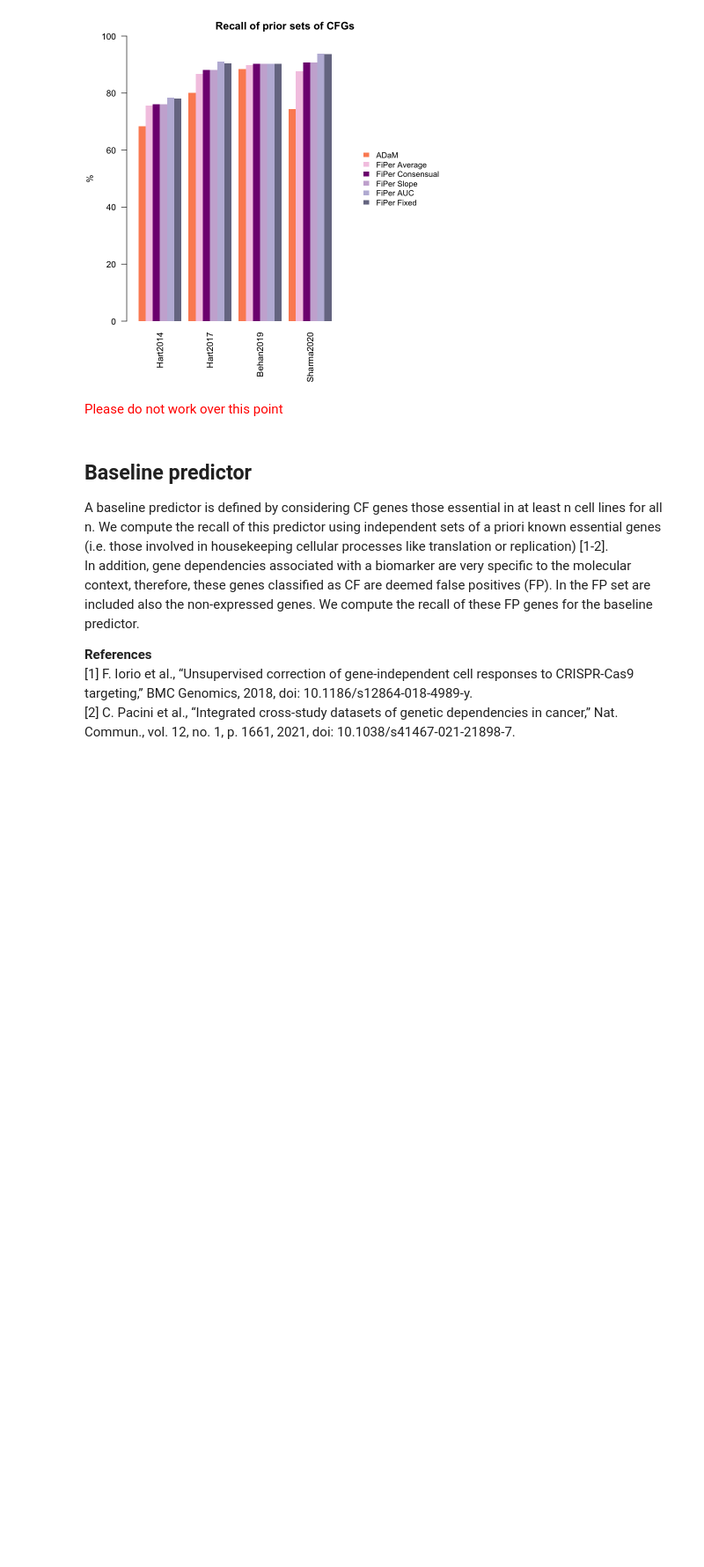
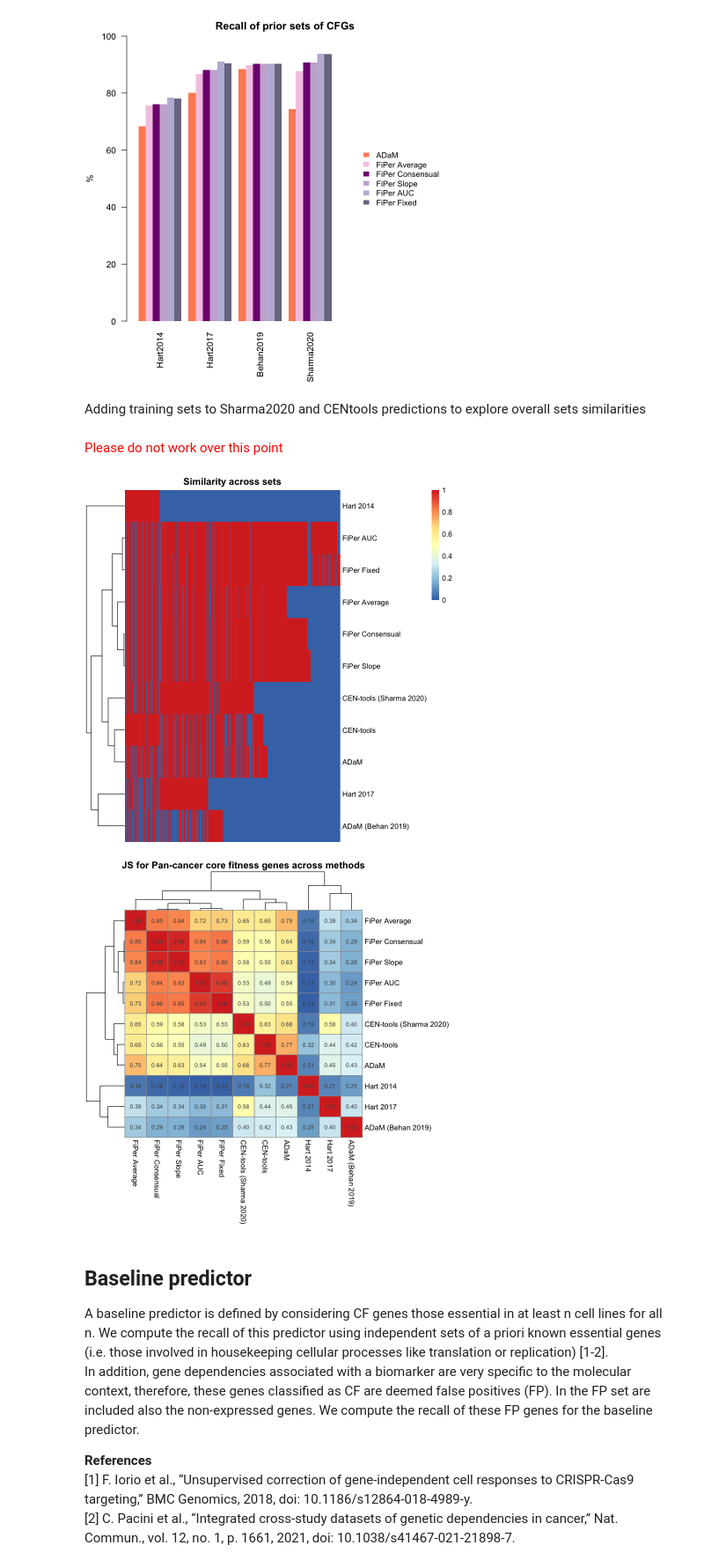
Before and after one commit to DepMap-Analytics/CoRe, a Jupyter notebook: notebooks/CoRe_Benchmarking.ipynb, the cells around one changed output. Shown: that part at 88% size. Drawn from its saved outputs; the diff is of its cells as text; code cells hidden in the pictures; blank space fills up the shorter version.

```diff
--- a/notebooks/CoRe_Benchmarking.ipynb
+++ b/notebooks/CoRe_Benchmarking.ipynb
@@ -363,28 +363,35 @@ print(paste('FiPer median Recall across prior known sets avg across variants:',
 [1] "ADaM median Recall across prior known sets: 77.2453774127032"
 [1] "FiPer median Recall across prior known sets avg across variants: 89.3199562221082"
 [figure]
+# %% [markdown]
+Adding training sets to Sharma2020 and CENtools predictions to explore overall sets similarities
+# %%
+CFs_sets_plus_training<-CFs_sets
+CFs_sets_plus_training$`CEN-tools (Sharma 2020)`<-
+  union(CFs_sets_plus_training$`CEN-tools (Sharma 2020)`,BAGEL_essential)
+
+CFs_sets_plus_training$`CEN-tools`<-
+  union(CFs_sets_plus_training$`CEN-tools`,curated_BAGEL_essential)
 # %% [markdown]
 <span style="color: red;">Please do not work over this point</span>
 # %%
-par(mar=c(8,6,4,4))
-barplot(unlist(lapply(CFs_sets,length)),ylab='n. genes',las=2,border = FALSE,col=col[names(CFs_sets)],
-        cex.lab = 1.4, cex.main = 2, ylim = c(0,2500))
-
-
 ##### CF gene set similarity
-allEss<-unique(unlist(CFs_sets))
-membMat<-do.call(rbind,lapply(CFs_sets,function(x){is.element(allEss,x)}))
+allEss<-unique(unlist(CFs_sets_plus_training))
+membMat<-do.call(rbind,lapply(CFs_sets_plus_training,function(x){is.element(allEss,x)}))
 rownames(membMat)<-names(CFs_sets)
 colnames(membMat)<-allEss
 membMat<-membMat+0
 
 pheatmap(membMat,show_colnames = FALSE,clustering_distance_rows = 'binary',cluster_cols = FALSE,border_color = NA,
          main = 'Similarity across sets')
 
 dmat<-dist(membMat,method = 'binary')
 
 pheatmap(1-as.matrix(dmat), main = 'JS for Pan-cancer core fitness genes across methods',
          legend = FALSE,display_numbers = round(dmat,digits = 2))
+# %% [output]
+[figure, added]
+[figure, added]
 # %% [markdown]
 ## Baseline predictor
 
```
Also changed, not shown: 1 other file.
